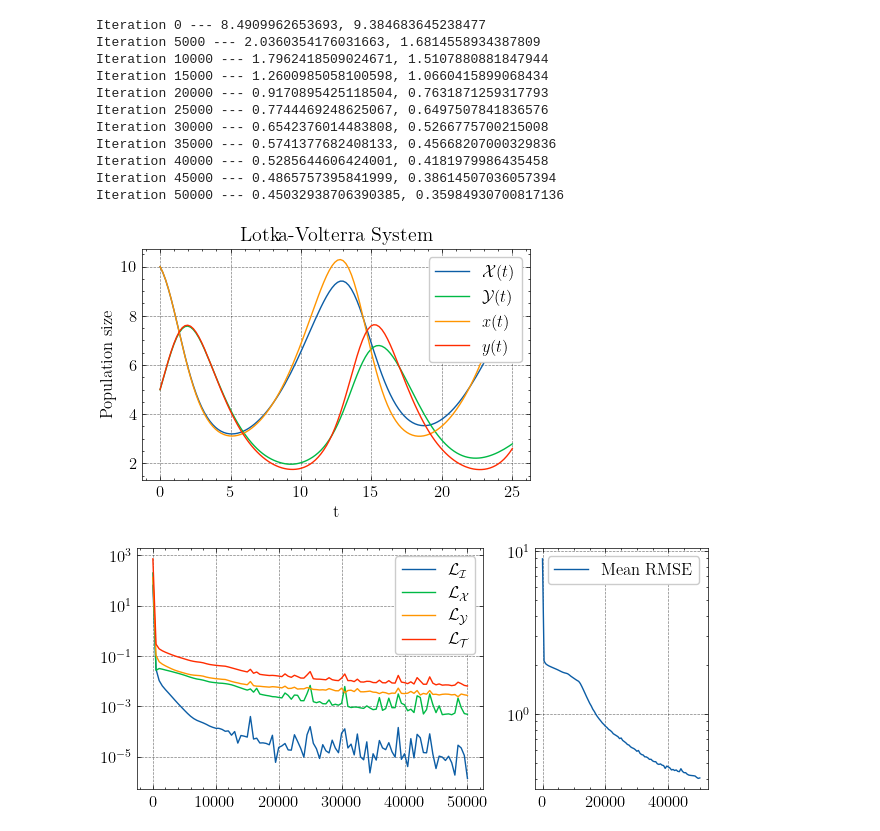
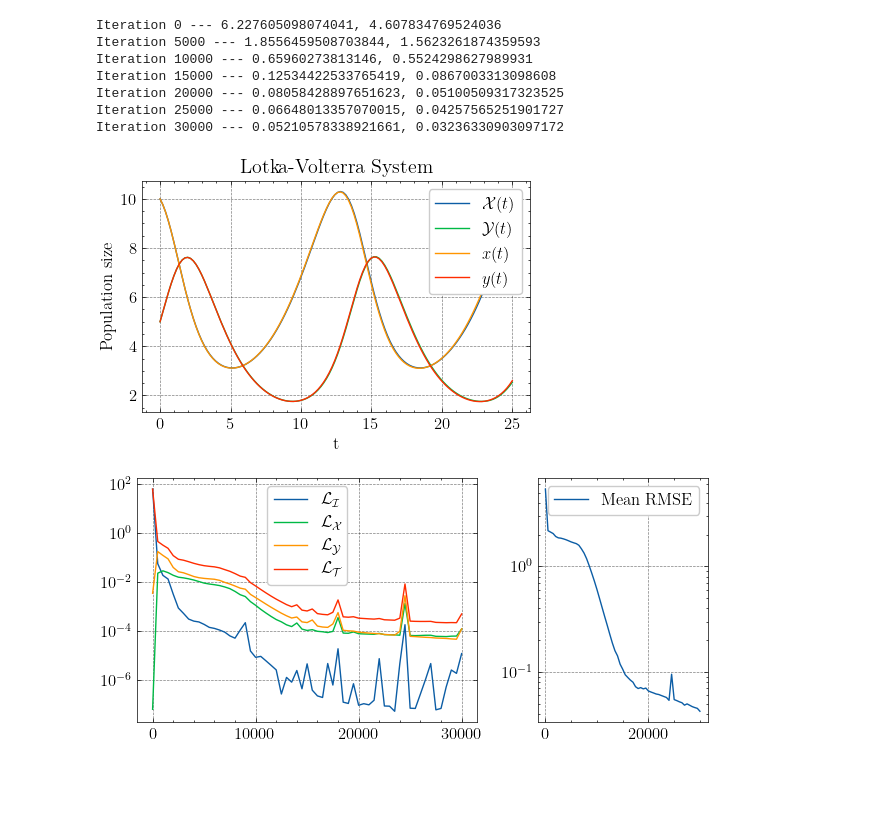
Before and after one commit to DaniilLaptev/pinns, a Jupyter notebook: Differential Equation Solution/lotkavolterra.ipynb, the cells around one changed output. Cells and saved outputs as stored; diff of their text form; code cells hidden in the pictures; blank space fills up the shorter version.

```diff
--- a/Differential Equation Solution/lotkavolterra.ipynb
+++ b/Differential Equation Solution/lotkavolterra.ipynb
@@ -56,28 +47,0 @@ class FeedForwardNetwork(nn.Module):
-# %%
-def plot(
-    t, predictions, numerical, title, path, figsize=(5, 5),
-    show=True, save=False, dpi=300
-    ):
-
-    fig = plt.figure(figsize=figsize)
-    plt.plot(t, predictions[0], label=r'$\mathcal{X}(t)$')
-    plt.plot(t, predictions[1], label=r'$\mathcal{Y}(t)$')
-    plt.plot(t, numerical[0], label=r'$x(t)$')
-    plt.plot(t, numerical[1], label=r'$y(t)$')
-
-    plt.xlabel('t')
-    plt.ylabel('Population size')
-
-    plt.legend()
-    plt.title(title)
-
-    if save:
-        plt.savefig(f'{path}/{title}.png', dpi=dpi)
-
-    if show:
-        plt.show()
-    else:
-        plt.close()
-
-def rmse(predicts, target):
-    return np.sqrt(np.square(predicts - target).mean())
@@ -187,41 +174,41 @@ def train(
 # %%
-X, Y = FeedForwardNetwork(1, 32), FeedForwardNetwork(1, 32)
+model = FeedForwardNetwork(2, 64, input_dim=1, output_dim=2)
 problem = LotkaVolterra(25., (0.4, 0.1, 0.1, 0.6), [10., 5.])
 
 w1, w2, w3 = 1, 2, 2
-num_iters = 50000
+num_iters = 30000
 N_D = 1024
-lr = 1e-2
+lr = 1e-3
 collect_every = 500
 
-losses, weights, errors = train(
+model.init_weights(torch.nn.init.zeros_)
+
+losses, errors = train(
     problem,
-    X, Y,
+    model,
     w1, w2, w3, num_iters, N_D, lr,
     collect_every=collect_every, print_every=5000, save_every=500
 )
 # %% [output]
-Iteration 0 --- 8.4909962653693, 9.384683645238477
-Iteration 5000 --- 2.0360354176031663, 1.6814558934387809
-Iteration 10000 --- 1.7962418509024671, 1.5107880881847944
-Iteration 15000 --- 1.2600985058100598, 1.0660415899068434
-Iteration 20000 --- 0.9170895425118504, 0.7631871259317793
-Iteration 25000 --- 0.7744469248625067, 0.6497507841836576
-Iteration 30000 --- 0.6542376014483808, 0.5266775700215008
-Iteration 35000 --- 0.5741377682408133, 0.45668207000329836
-Iteration 40000 --- 0.5285644606424001, 0.4181979986435458
-Iteration 45000 --- 0.4865757395841999, 0.38614507036057394
-Iteration 50000 --- 0.45032938706390385, 0.35984930700817136
+Iteration 0 --- 6.227605098074041, 4.607834769524036
+Iteration 5000 --- 1.8556459508703844, 1.5623261874359593
+Iteration 10000 --- 0.65960273813146, 0.5524298627989931
+Iteration 15000 --- 0.12534422533765419, 0.0867003313098608
+Iteration 20000 --- 0.08058428897651623, 0.05100509317323525
+Iteration 25000 --- 0.06648013357070015, 0.04257565251901727
+Iteration 30000 --- 0.05210578338921661, 0.03236330903097172
 # %%
 test_points = torch.linspace(0, problem.T, 128).reshape(-1, 1)
-predictions = [
-    X(test_points).flatten().detach().numpy(),
-    Y(test_points).flatten().detach().numpy()
-]
 
-plot(test_points, predictions, problem.numerical_solution, title='Lotka-Volterra System', figsize=(5, 3), save=True, path='first approach')
+preds = model(test_points).detach().numpy()
+x = preds[:,0].flatten()
+y = preds[:,1].flatten()
+
+problem.plot(
+    test_points, [x, y], title='Lotka-Volterra System', figsize=(5, 3), save=True, path='./images/lotkavolterra'
+)
 # %% [output]
-[figure, old version]
+[figure, new version]
 # %%
 from PIL import Image
 
@@ -230,26 +217,26 @@ images[0].save(fp="./images/lotkavolterra/first approach/learning.gif", format='
 # %%
 fig, ax = plt.subplots(1, 2, figsize=(6.5, 3), gridspec_kw={'width_ratios': [2, 1]})
 
-t = np.arange(0, num_iters + 1, collect_every)
+t = np.arange(0, num_iters + 1, 500)
 
 ax[0].plot(t, losses[:,0], label=r'$\mathcal{L_I}$')
 ax[0].plot(t, losses[:,1], label=r'$\mathcal{L_X}$')
 ax[0].plot(t, losses[:,2], label=r'$\mathcal{L_Y}$')
 ax[0].plot(t, losses[:,3], label=r'$\mathcal{L_T}$')
 
 ax[1].plot(t, errors.mean(axis=1), label='Mean RMSE')
 
 ax[0].set_yscale('log')
 ax[1].set_yscale('log')
 
 # plt.grid()
 ax[0].legend()
 ax[1].legend()
 
 plt.tight_layout()
 
-plt.savefig('./images/lotkavolterra/first approach/Losses.png', dpi=300)
+plt.savefig('./images/lotkavolterra/Losses.png', dpi=300)
 
 plt.show()
 # %% [output]
-[figure, old version]
+[figure, new version]
```
Also changed, not shown: parts of 14 cells of this notebook, 23 other files.
